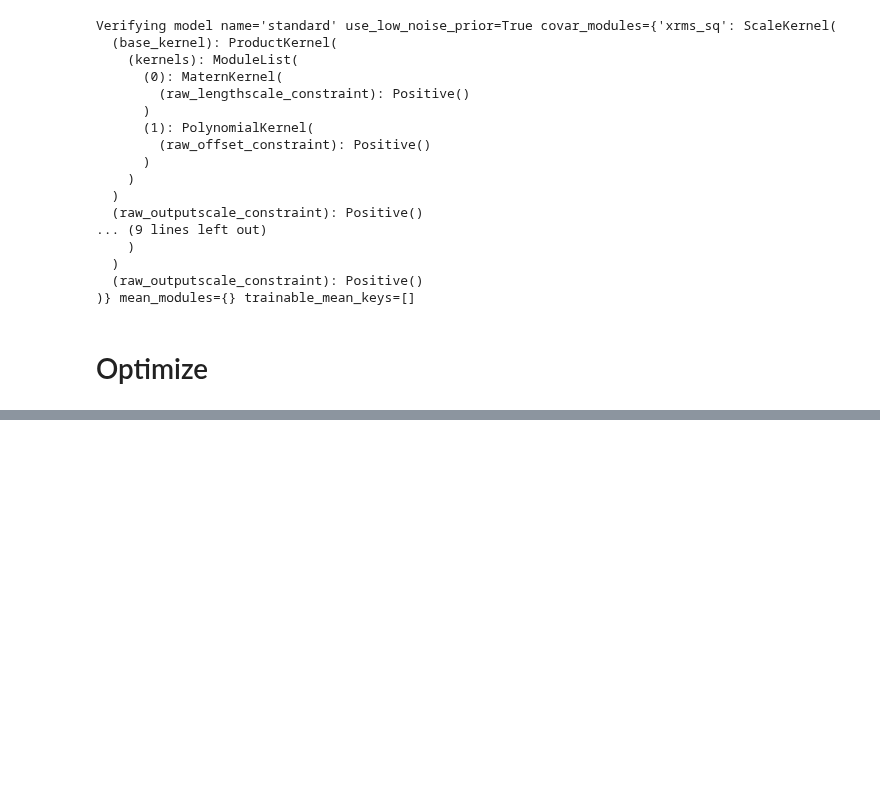
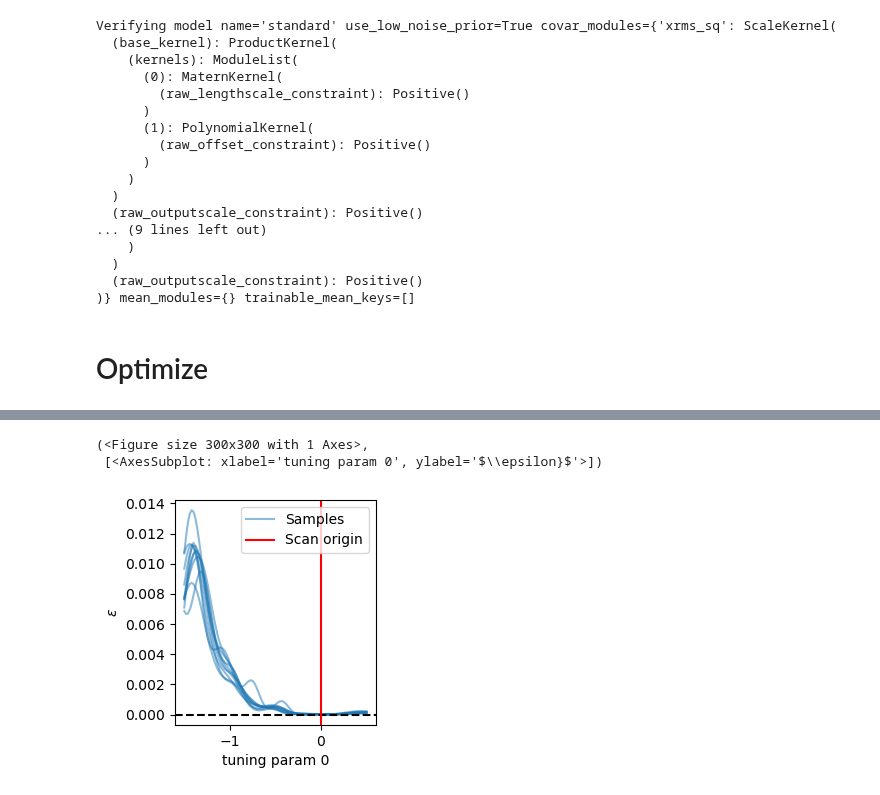
Before and after one commit to roussel-ryan/emitopt, a Jupyter notebook: examples/bax-emittance-xy-minimization-toy-model-2d-PAPERFIG.ipynb, the cells around one changed output, grey strips where cells are left out. Saved outputs shown, nothing was run; the diff lists cells and outputs as text; code cells hidden in the pictures; blank space fills up the shorter version.

```diff
--- a/examples/bax-emittance-xy-minimization-toy-model-2d-PAPERFIG.ipynb
+++ b/examples/bax-emittance-xy-minimization-toy-model-2d-PAPERFIG.ipynb
@@ -559,3 +704,10 @@ plot_pathwise_emittance_vs_tuning(optimizer, torch.tensor([[0.]]))
+# %%
+from emitopt.plot_utils import plot_pathwise_emittance_vs_tuning
+plot_pathwise_emittance_vs_tuning(optimizer, torch.tensor([[0.]]), transform_target=True)
+# %% [output]
+(<Figure size 300x300 with 1 Axes>,
+ [<AxesSubplot: xlabel='tuning param 0', ylabel='$\\epsilon}$'>])
+[figure, added]
 # %%
 # plt.hist(emits_at_target_valid.flatten().cpu(), density=True)
 # plt.xlabel('Predicted Optimal Emittance')
```
Also changed, not shown: parts of 15 cells of this notebook, 11 other files.
